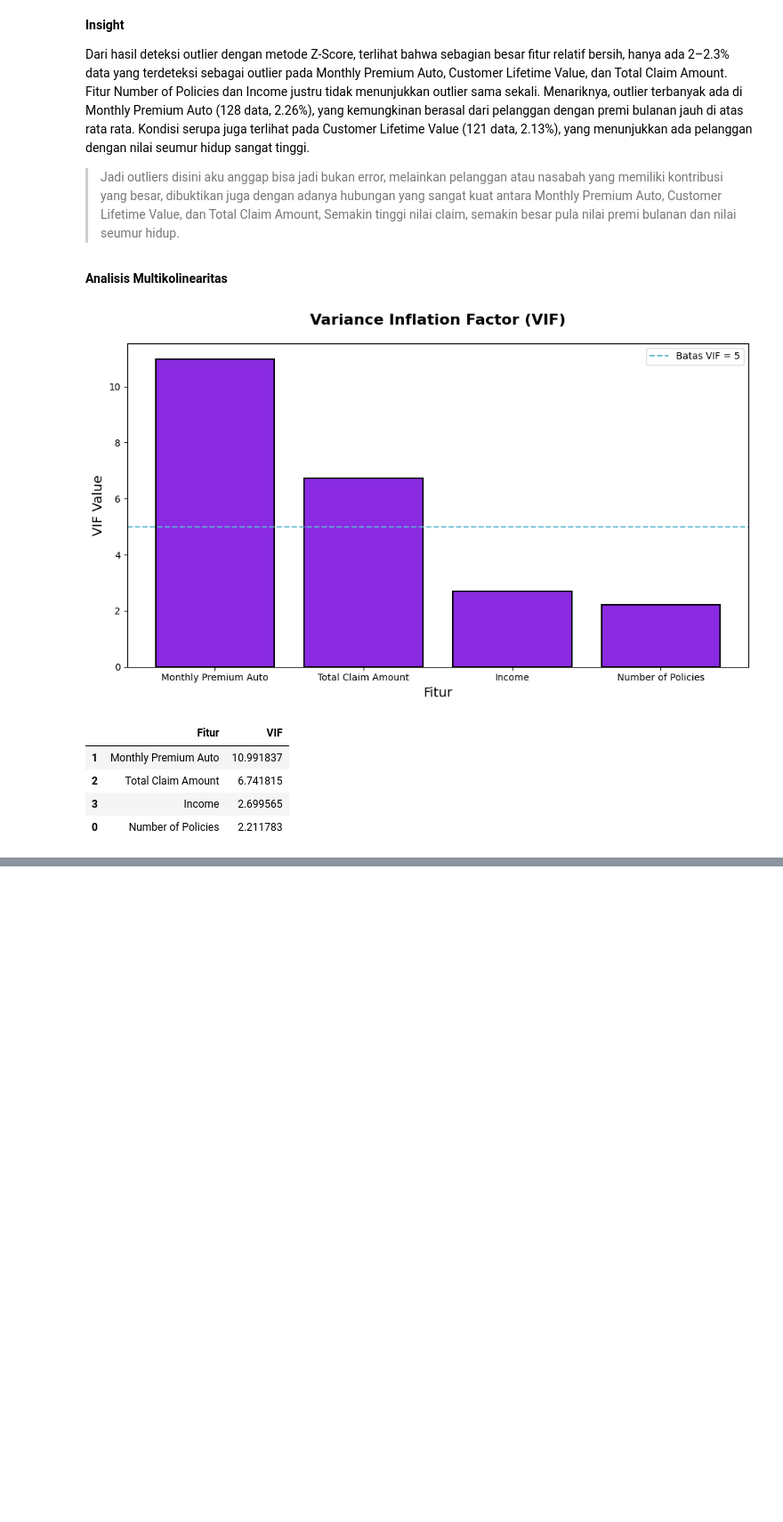
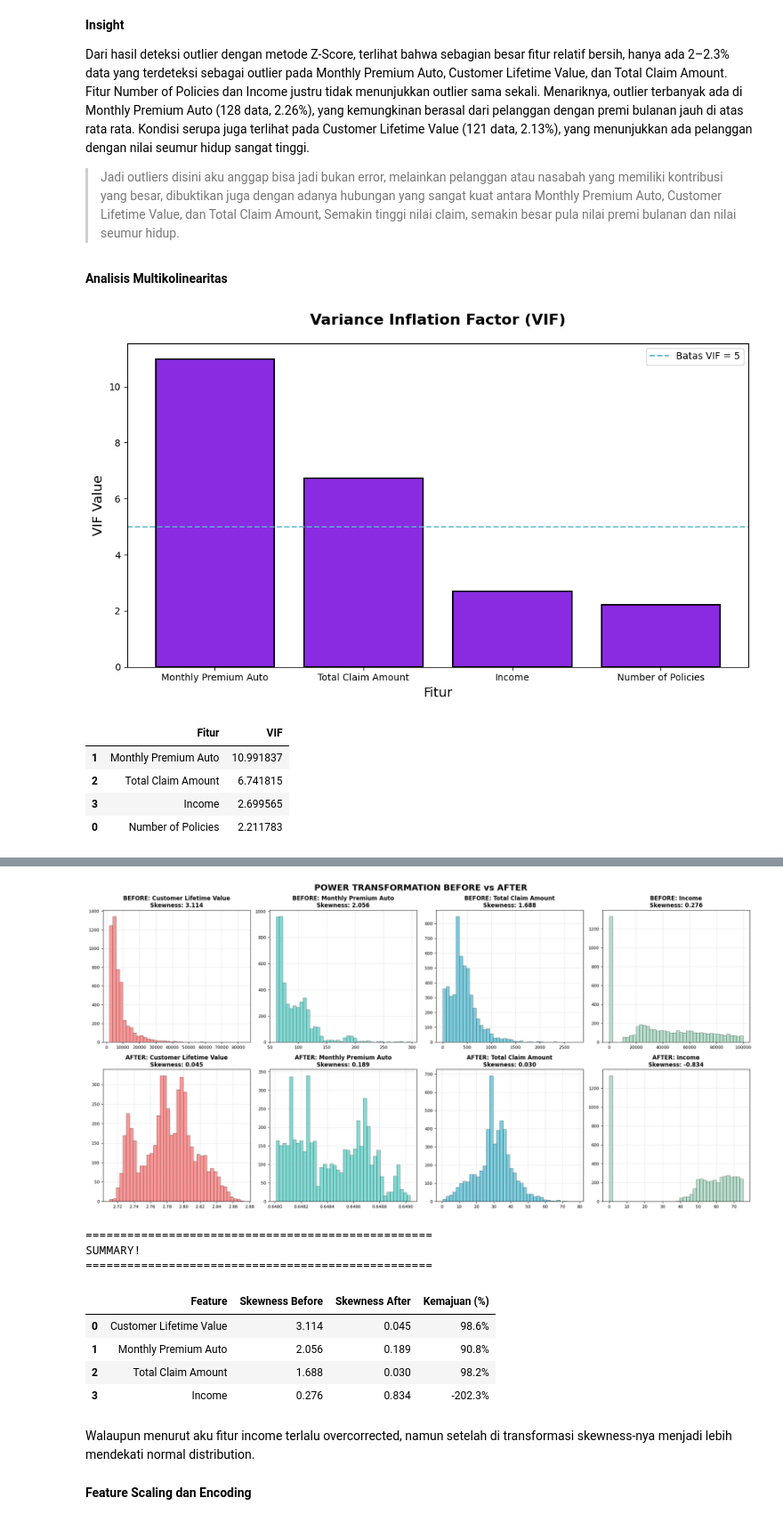
Before and after one commit to BagasNuryaman15/Capstone-2-SatriaDirgantaraN, a Jupyter notebook: Notebook.ipynb, the cells around one changed output, grey strips where cells are left out. Shown at 89% size. Saved outputs shown, nothing was run; the diff lists cells and outputs as text; code cells hidden in the pictures; blank space fills up the shorter version.

```diff
--- a/Notebook.ipynb
+++ b/Notebook.ipynb
@@ -840,0 +915,4 @@ Tapi jika dilihat dari sudut pandang bisnis dan logika domain, kedua fitur ini j
+# %%
+# Menghapus Duplikasi Data
+df_cleaned = df.drop_duplicates().reset_index(drop=True)
+print(f'\nSetelah menghapus duplikasi, jumlah baris menjadi: {len(df_cleaned)}')
@@ -840,0 +1249,66 @@ Tapi jika dilihat dari sudut pandang bisnis dan logika domain, kedua fitur ini j
+# %%
+# Memvisualisasikan perbandingan sebelum dan sesudah transformasi
+# Setup figure untuk comparison
+fig, axes = plt.subplots(2, 4, figsize=(20, 10))
+fig.suptitle('POWER TRANSFORMATION BEFORE vs AFTER', fontsize=18, fontweight='bold', y=0.98)
+
+# Colors
+colors = ['#FF6B6B', '#4ECDC4', '#45B7D1', '#96CEB4']
+features_to_plot = ['Customer Lifetime Value', 'Monthly Premium Auto', 'Total Claim Amount', 'Income']
+
+for i, feature in enumerate(features_to_plot):
+    # Sebelum Transformasi
+    axes[0, i].hist(df_cleaned[feature], bins=40, alpha=0.7,
+                    color=colors[i], edgecolor='black', linewidth=0.5)
+    axes[0, i].set_title(f'BEFORE: {feature}\nSkewness: {skew_before[feature]:.3f}',
+                        fontsize=12, fontweight='bold')
+    axes[0, i].grid(True, alpha=0.3)
+
+    # sesudah Transformasi
+    axes[1, i].hist(df_transformed[feature], bins=40, alpha=0.7,
+                    color=colors[i], edgecolor='black', linewidth=0.5)
+    axes[1, i].set_title(f'AFTER: {feature}\nSkewness: {skew_after[feature]:.3f}',
+                        fontsize=12, fontweight='bold')
+    axes[1, i].grid(True, alpha=0.3)
+
+    for row in range(2):
+        axes[row, i].tick_params(axis='both', labelsize=9)
+
+plt.tight_layout()
+plt.show()
+
+# Summary Improvement
+print('=' * 50)
+print('SUMMARY!')
+print('=' * 50)
+
+improvement_data = []
+
+for feature in features_to_plot:
+    before = abs(skew_before[feature])
+    after = abs(skew_after[feature])
+    improvement_pct = ((before - after) / before) * 100 if before > 0 else 0
+
+    improvement_data.append({
+        'Feature': feature,
+        'Skewness Before': f"{before:.3f}",
+        'Skewness After': f"{after:.3f}",
+        'Kemajuan (%)': f"{improvement_pct:.1f}%"
+    })
+
+improvement_df = pd.DataFrame(improvement_data)
+display(improvement_df)
+# %% [output]
+[figure, added]
+==================================================
+SUMMARY!
+==================================================
+|  | Feature | Skewness Before | Skewness After | Kemajuan (%) |
+| 0 | Customer Lifetime Value | 3.114 | 0.045 | 98.6% |
+| 1 | Monthly Premium Auto | 2.056 | 0.189 | 90.8% |
+| 2 | Total Claim Amount | 1.688 | 0.030 | 98.2% |
+| 3 | Income | 0.276 | 0.834 | -202.3% |
+# %% [markdown]
+Walaupun menurut aku fitur income terlalu overcorrected, namun setelah di transformasi skewness-nya menjadi lebih mendekati normal distribution.
+# %% [markdown]
+**Feature Scaling dan Encoding**
```
Also changed, not shown: parts of 41 cells of this notebook.
